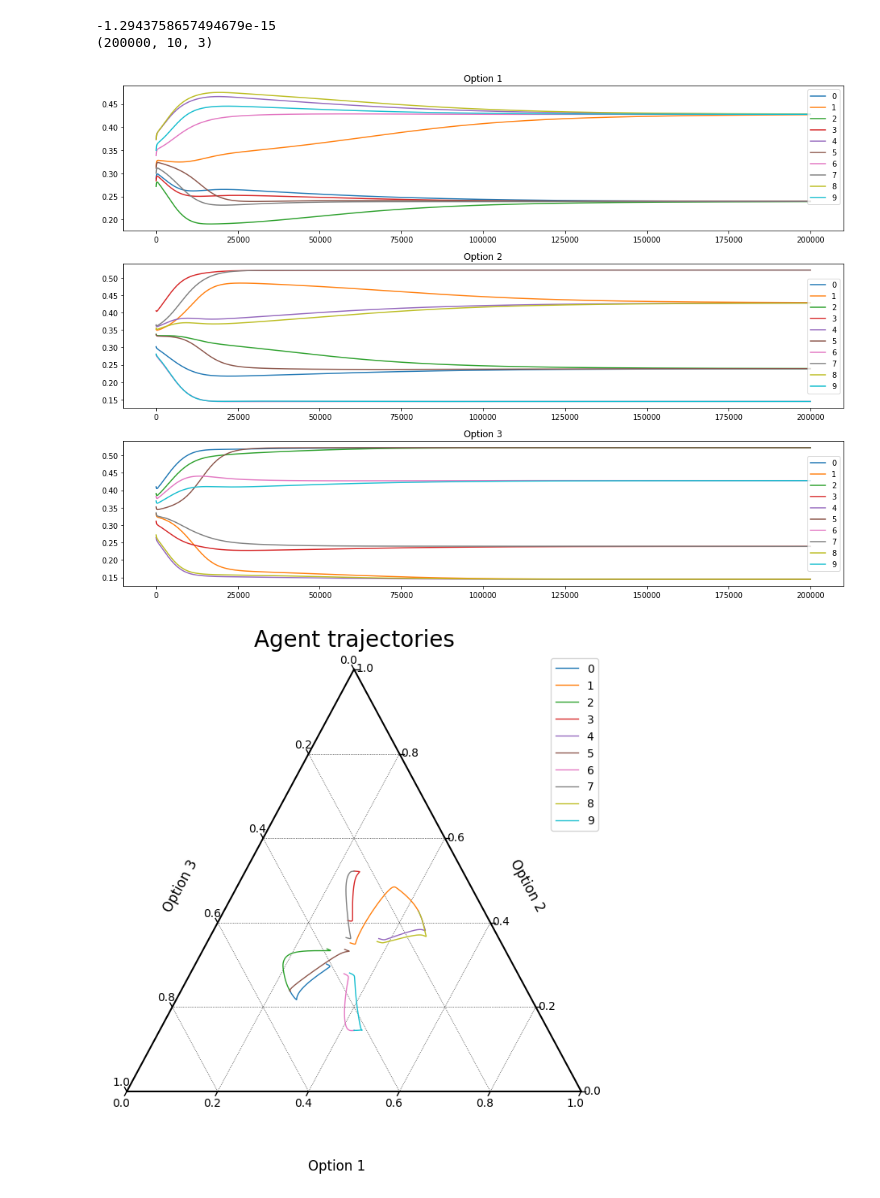
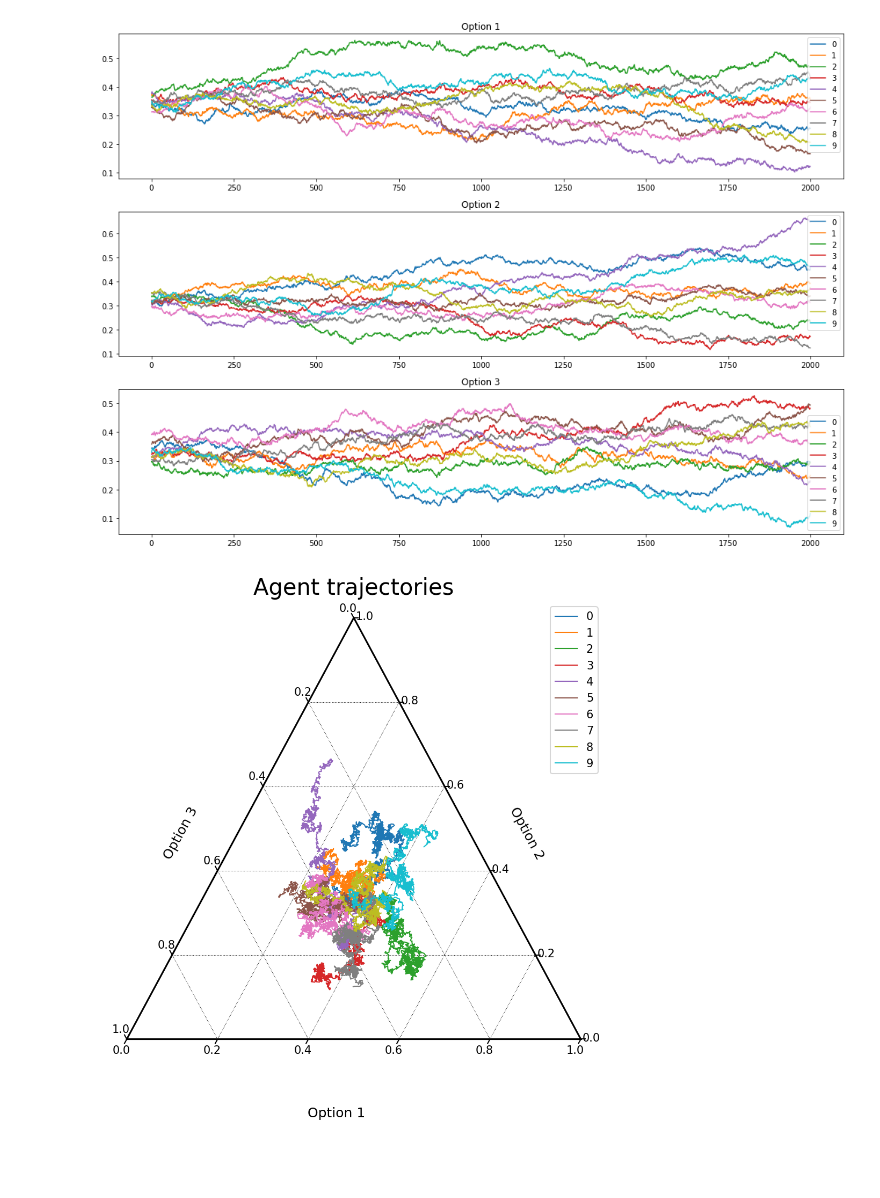
Before and after one commit to LuzieH/social-dynamics, a Jupyter notebook: jupyter_notebooks/Results.ipynb, the cells around one changed output. Saved outputs shown, nothing was run; the diff lists cells and outputs as text; code cells hidden in the pictures; blank space fills up the shorter version.

Commit message:
Corrected the mapping function and added possibility to plot every few steps

```diff
--- a/jupyter_notebooks/Results.ipynb
+++ b/jupyter_notebooks/Results.ipynb
@@ -10,12 +10,7 @@ experiment_folder = absolute_path + "/base"
 # %%
 metrics_results = utils.load_metrics(experiment_folder)
 # %%
-print(np.mean(metrics_results['AgentMetric']))
-print(metrics_results['AgentMetric'].shape)
 agent_metric = metrics_results['AgentMetric']
 n_agents = agent_metric.shape[1]
 n_options = agent_metric.shape[2]
-u = 3
+R = np.max(agent_metric)
-# %% [output]
--1.2943758657494679e-15
-(200000, 10, 3)
@@ -24,28 +17,32 @@ mapped_options = agent_metric/(n_options*2*u) + 1/n_options
+# %%
+mapped_options = agent_metric/(n_options*R) + 1/n_options
+
+# This is used to linearize the plots by sampling on every x time_steps
+x = 100
+mapped_options = mapped_options[::x, :, :]
 # %%
 plt.figure(figsize=(14, 10))
 for agent in range(n_agents):
-    for opinion in range(n_options):
-        plt.subplot(3, 1, opinion+1)
-        plt.plot(mapped_options[:, agent, opinion], label=str(agent))
+    for option in range(n_options):
+        plt.subplot(3, 1, option+1)
+        plt.plot(mapped_options[:, agent, option], label=str(agent))
 
 plt.subplot(3, 1, 1)
 plt.title('Option 1')
 plt.legend()
 plt.subplot(3, 1, 2)
 plt.title('Option 2')
 plt.legend()
 plt.subplot(3, 1, 3)
 plt.title('Option 3')
 plt.legend()
 plt.tight_layout()
 plt.show()
 # %% [output]
-[figure, old version]
+[figure, new version]
 # %%
-
-figure, ax = plt.subplots(figsize=(8, 8), dpi=200)
+figure, ax = plt.subplots(figsize=(8, 8), dpi=150)
 figure, tax = ternary.figure(ax=ax, scale=1.0)
-figure.dpi = 100
 tax.boundary()
 tax.gridlines(multiple=0.2, color="black")
 tax.set_title("Agent trajectories", fontsize=20)
@@ -61,4 +58,4 @@ plt.axis('off')
 tax.legend()
 tax.show()
 # %% [output]
-[figure, old version]
+[figure, new version]
```
Also changed, not shown: parts of 1 cell of this notebook.
